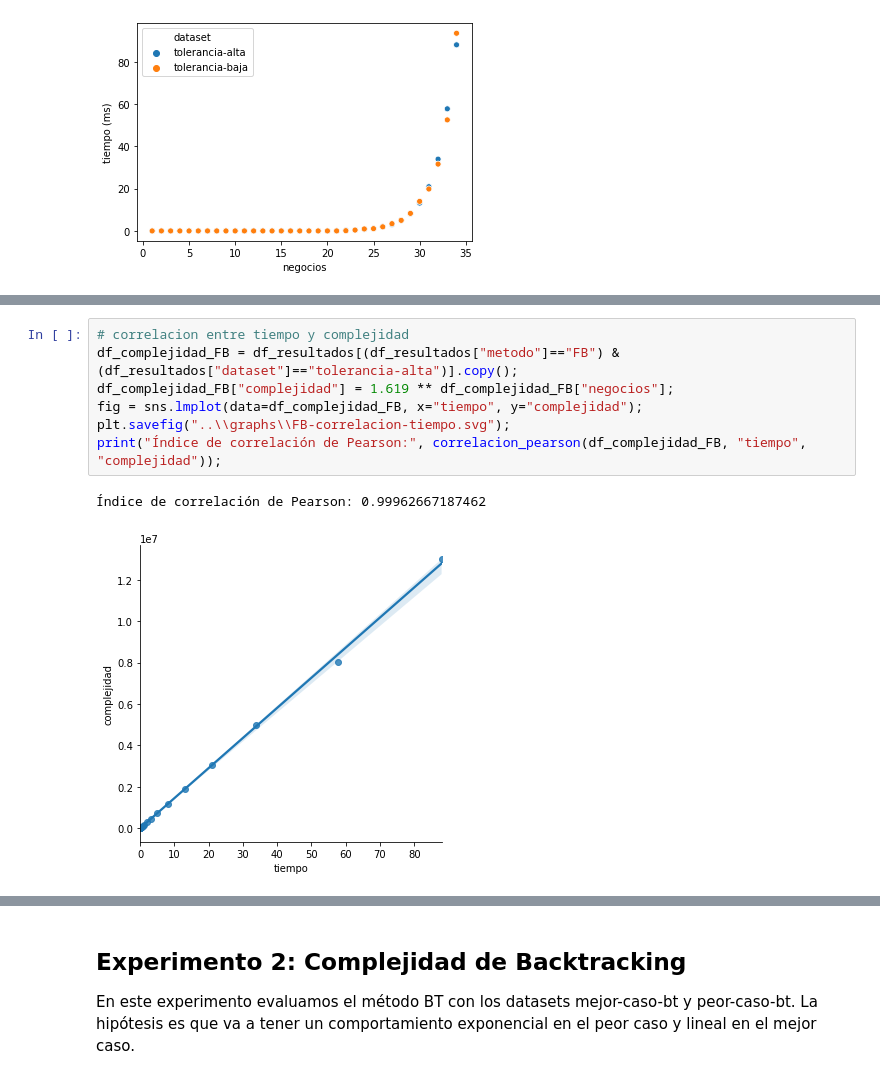
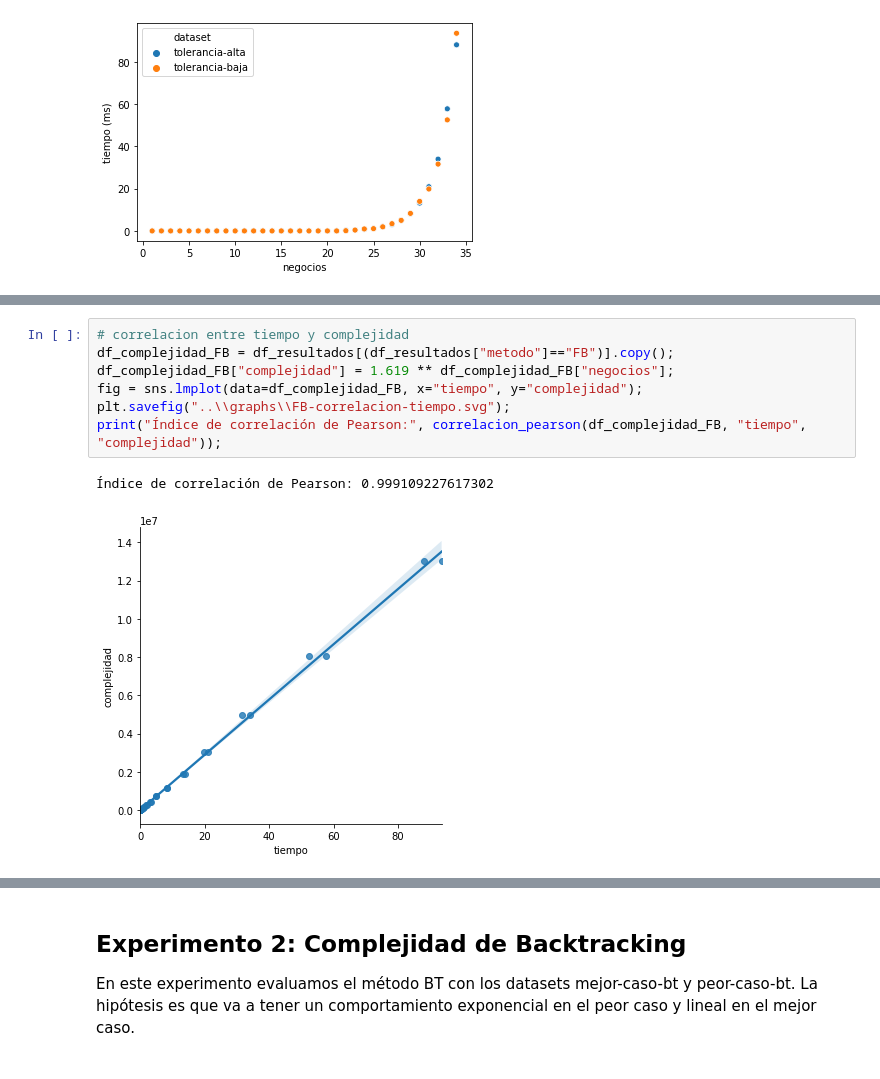
Before and after one commit to ZarthaxX/algo3-tp1, a Jupyter notebook: experimentacion/notebooks/analisis.ipynb, the cells around one changed output, grey strips where cells are left out. Drawn from its saved outputs; the diff is of its cells as text.

```diff
--- a/experimentacion/notebooks/analisis.ipynb
+++ b/experimentacion/notebooks/analisis.ipynb
@@ -86,12 +87,12 @@ plt.savefig("..\\graphs\\FB-complexity.svg");
 # %%
 # correlacion entre tiempo y complejidad
-df_complejidad_FB = df_resultados[(df_resultados["metodo"]=="FB") & (df_resultados["dataset"]=="tolerancia-alta")].copy();
+df_complejidad_FB = df_resultados[(df_resultados["metodo"]=="FB")].copy();
 df_complejidad_FB["complejidad"] = 1.619 ** df_complejidad_FB["negocios"];
 fig = sns.lmplot(data=df_complejidad_FB, x="tiempo", y="complejidad");
 plt.savefig("..\\graphs\\FB-correlacion-tiempo.svg");
 print("Índice de correlación de Pearson:", correlacion_pearson(df_complejidad_FB, "tiempo", "complejidad"));
 # %% [output]
-Índice de correlación de Pearson: 0.99962667187462
+Índice de correlación de Pearson: 0.999109227617302
-[figure, old version]
+[figure, new version]
 # %%
 # correlacion entre nodos_promedio recorridos y complejidad
```
Also changed, not shown: parts of 12 cells of this notebook.
